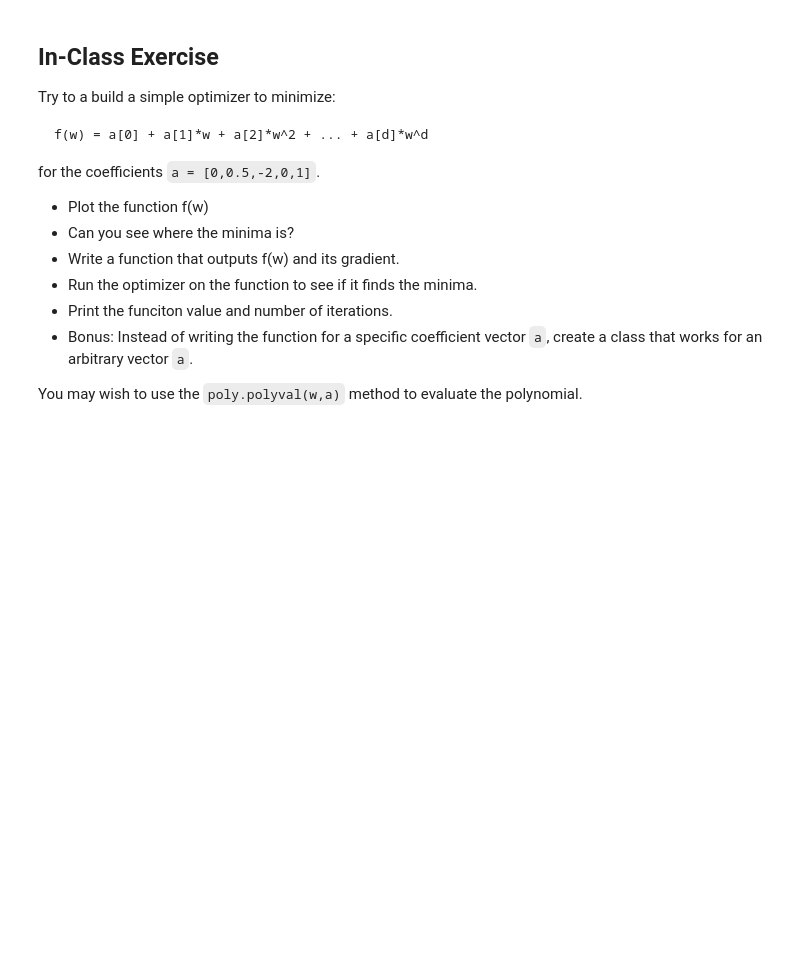
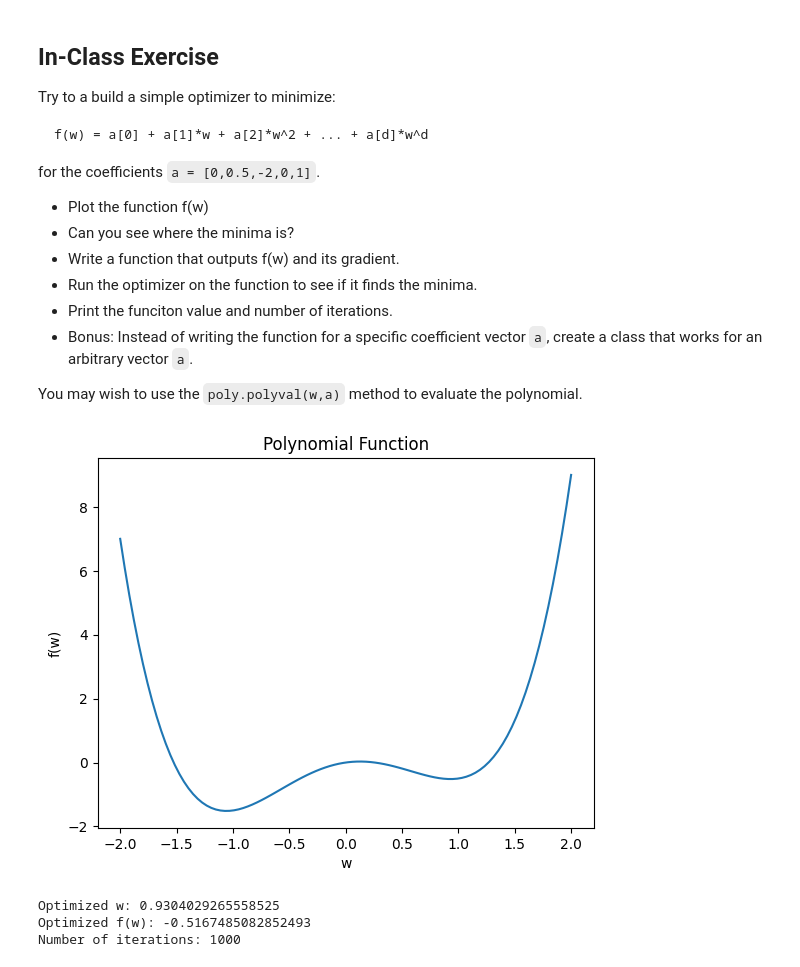
Before and after one commit to dpcarry/introml, a Jupyter notebook: unit07_optim/demo2_grad_descent.ipynb, the cells around one changed output. Saved outputs shown, nothing was run; the diff lists cells and outputs as text; code cells hidden in the pictures; blank space fills up the shorter version.

```diff
--- a/unit07_optim/demo2_grad_descent.ipynb
+++ b/unit07_optim/demo2_grad_descent.ipynb
@@ -443,0 +442,71 @@ import numpy.polynomial.polynomial as poly
+# %%
+# prompt: ## In-Class Exercise
+# Try to a build a simple optimizer to minimize:
+#     f(w) = a[0] + a[1]*w + a[2]*w^2 + ... + a[d]*w^d
+# for the coefficients `a = [0,0.5,-2,0,1]`.
+# * Plot the function f(w)
+# * Can you see where the minima is?
+# * Write a function that outputs f(w) and its gradient.
+# * Run the optimizer on the function to see if it finds the minima.
+# * Print the funciton value and number of iterations.
+# * Bonus:  Instead of writing the function for a specific coefficient vector `a`, create a class that works for an arbitrary vector `a`.
+# You may wish to use the `poly.polyval(w,a)` method to ev
+
+import numpy as np
+import matplotlib.pyplot as plt
+import numpy.polynomial.polynomial as poly
+
+class PolynomialOptimizer:
+  def __init__(self, coefficients):
+    self.coefficients = coefficients
+    self.degree = len(coefficients) - 1
+
+  def evaluate(self, w):
+    f_w = poly.polyval(w, self.coefficients)
+    return f_w
+
+  def gradient(self, w):
+    gradient_w = 0
+    for i in range(1, self.degree + 1):
+      gradient_w += self.coefficients[i] * i * (w**(i-1))
+    return gradient_w
+
+  def optimize(self, initial_w, learning_rate, num_iterations):
+    w = initial_w
+    iterations = 0
+
+    for _ in range(num_iterations):
+      gradient = self.gradient(w)
+      w = w - learning_rate * gradient
+      iterations += 1
+
+    return w, self.evaluate(w), iterations
+
+
+# Example usage:
+coefficients = [0, 0.5, -2, 0, 1]
+optimizer = PolynomialOptimizer(coefficients)
+
+# Plot the function
+w_values = np.linspace(-2, 2, 100)
+f_values = [optimizer.evaluate(w) for w in w_values]
+plt.plot(w_values, f_values)
+plt.xlabel('w')
+plt.ylabel('f(w)')
+plt.title('Polynomial Function')
+plt.show()
+
+# Run the optimizer
+initial_w = 1.0  # You can choose a different starting point
+learning_rate = 0.01
+num_iterations = 1000
+optimized_w, optimized_f, iterations = optimizer.optimize(initial_w, learning_rate, num_iterations)
+
+print("Optimized w:", optimized_w)
+print("Optimized f(w):", optimized_f)
+print("Number of iterations:", iterations)
+# %% [output]
+[figure, added]
+Optimized w: 0.9304029265558525
+Optimized f(w): -0.5167485082852493
+Number of iterations: 1000
```
Also changed, not shown: parts of 1 cell of this notebook.
